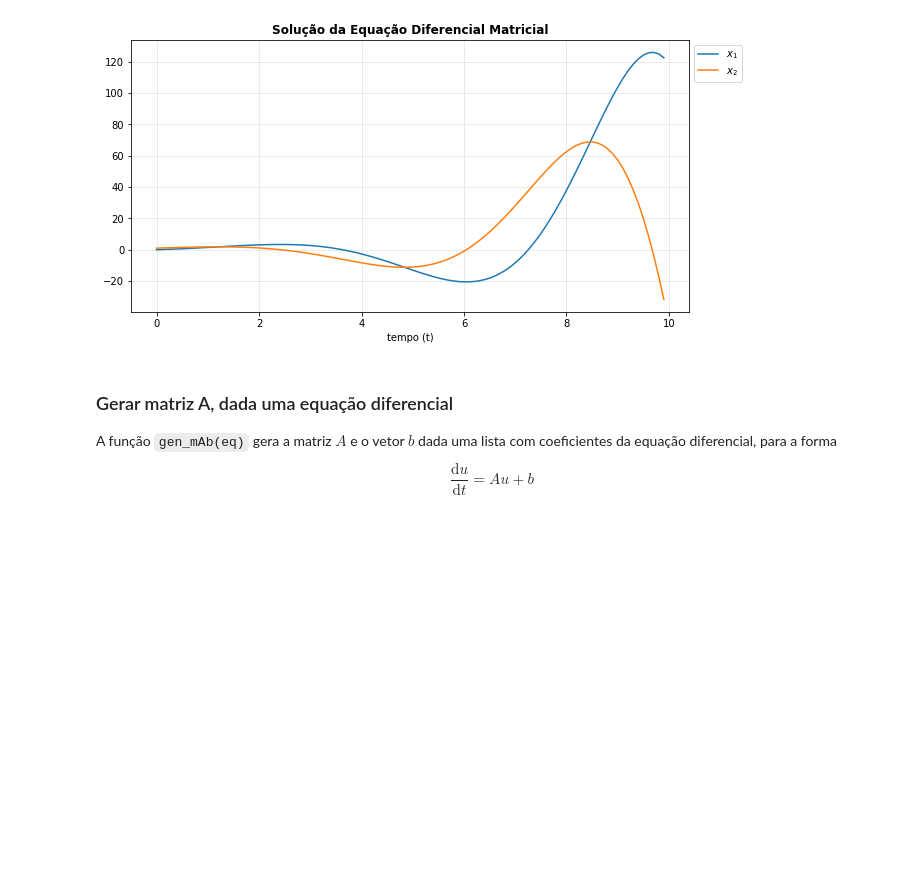
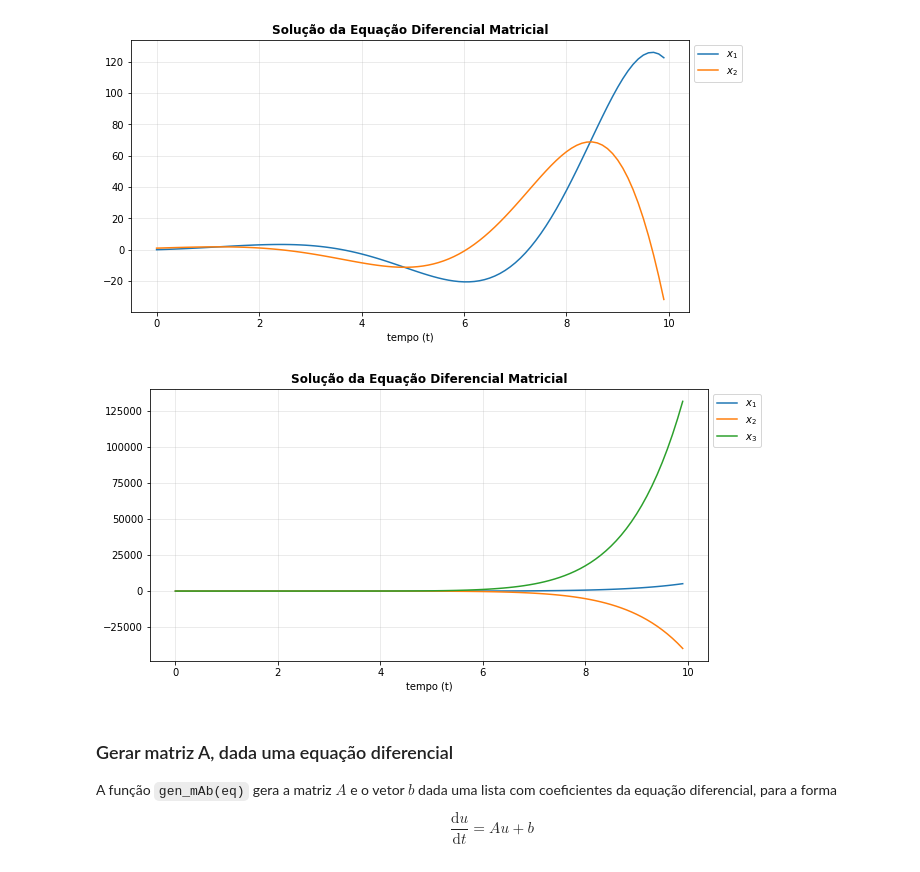
Before and after one commit to gil-miranda/university-courses, a Jupyter notebook: comp-cientifica-II-2019-2/Project-I/Project-I.ipynb, the cells around one changed output. Cells and saved outputs as stored; diff of their text form; code cells hidden in the pictures; blank space fills up the shorter version.

```diff
--- a/comp-cientifica-II-2019-2/Project-I/Project-I.ipynb
+++ b/comp-cientifica-II-2019-2/Project-I/Project-I.ipynb
@@ -116,8 +116,6 @@ def exibe_solucao_1(A, b, c, tf = 10):
     sol = sol[1:]
     sol_T = sol.T
     i = 0
-    n = len(sol_T)
-#     colors = plt.cm.rainbow(np.linspace(0,5,n))
     plt.figure(figsize = (10,5))
     for s in sol_T:
         i += 1
@@ -149,6 +143,9 @@ exibe_solucao_1(A, b, c)
 [figure]
 # %%
 B = np.array([[-1,0,0],[1,-1,0],[0,1,-1]])
+exibe_solucao_1(B, [5,3,1], [1,1,1])
+# %% [output]
+[figure, added]
 # %% [markdown]
 ### Gerar matriz A, dada uma equação diferencial
 
```
Also changed, not shown: parts of 6 cells of this notebook.
